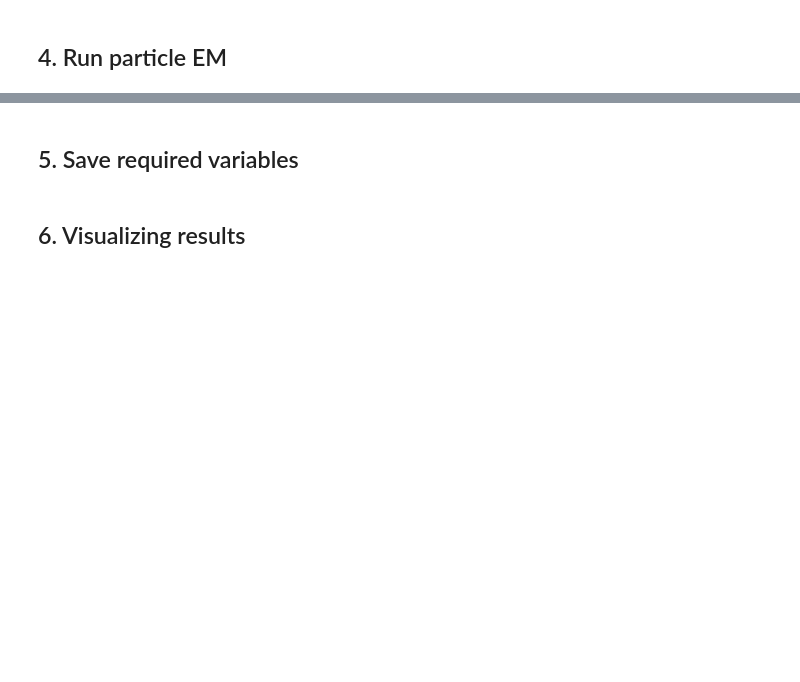
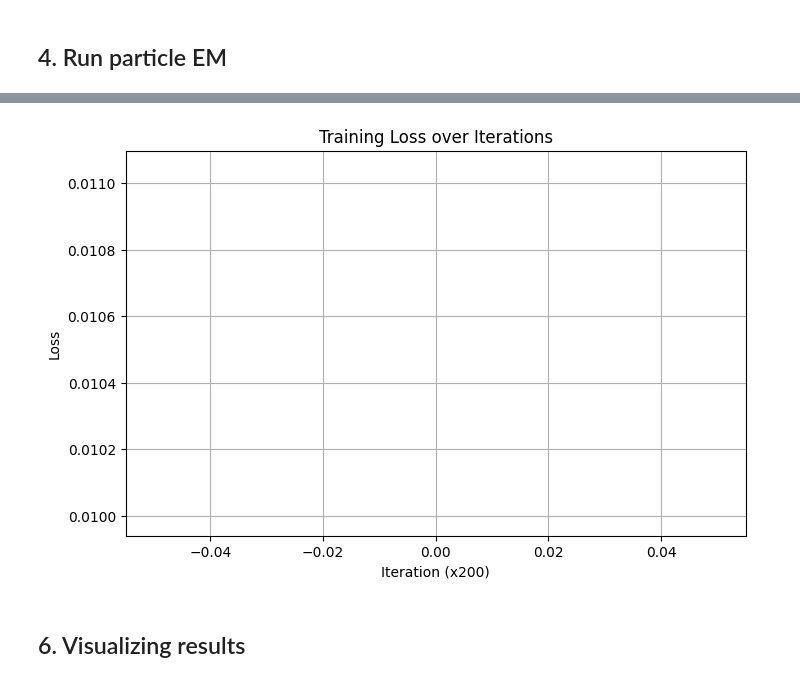
Before and after one commit to cgoldman123/coarse_graining_algorithms, a Jupyter notebook: notebooks/coarse_grain.ipynb, the cells around one changed output, grey strips where cells are left out. Cells and saved outputs as stored; diff of their text form; code cells hidden in the pictures; blank space fills up the shorter version.

```diff
--- a/notebooks/coarse_grain.ipynb
+++ b/notebooks/coarse_grain.ipynb
@@ -126,7 +129,21 @@ else:
 # %%
+G_init    = np.random.randn(18)
+G_init[0], G_init[8], G_init[9], G_init[17] = 0, 0, 0, 0
+U_init = U
+
+J_init    = 0.1*Create_J(Ns, 0, params['Jtype'], params['self_coupling_on'])  # create a fully connected initial J with small initial values
+J_init = J
+
+if Ns <= Ny:
+    V_init = np.linalg.svd(np.random.randn(Ns,Ny), full_matrices=False)[2]
+else:
+    V_init = np.linalg.svd(np.random.randn(Ns,Ny), full_matrices=False)[0]
+V_init = V
+
 # Convert data to torch tensors
 
-device, dtype = "cpu", torch.float64
+device = torch.device("cuda" if torch.cuda.is_available() else "cpu")
+dtype = torch.float64
 
 B = B_train
 
@@ -145,11 +162,17 @@ J_      = torch.tensor(J,device=device,dtype=dtype,requires_grad=False)
 U_      = torch.tensor(U,device=device,dtype=dtype,requires_grad=False)
 V_      = torch.tensor(V,device=device,dtype=dtype,requires_grad=False)
 
+# Test to make sure correct params have no loss
+# G_init = G.copy()
+# U_init = U.copy()
+# J_init = J.copy()
+# V_init = V.copy()
+
+
 G_hat_  = torch.tensor(G_init,device=device,dtype=dtype,requires_grad=True)
 U_hat_  = torch.tensor(U_init,device=device,dtype=dtype,requires_grad=True)
 V_hat_  = torch.tensor(V_init,device=device,dtype=dtype,requires_grad=True)
-J_hat_vec_ = torch.tensor(JMatToVec(J_init),device=device,dtype=dtype,requires_grad=True)
-J_hat_ = JVecToMat_torch(J_hat_vec_,Ns)
+J_hat_vec_ = torch.tensor(JMatToVec_symm_noself(J_init),device=device,dtype=dtype,requires_grad=True)
 # b_hat_ = torch.tensor(b_init,device=device,dtype=dtype,requires_grad=True) if model_type else 0
 # %% [markdown]
 ## 4. Run particle EM
@@ -211,2 +272,0 @@ NameError: name 'r_brain_' is not defined
-# %% [markdown]
-## 5. Save required variables
@@ -261,3 +273,18 @@ f.close()
+# %%
+# Plot the loss over last 30 iterations
+plt.figure(figsize=(8, 5))
+plt.plot(lossVec[-30:])
+plt.xlabel('Iteration (x200)')
+plt.ylabel('Loss')
+plt.title('Training Loss over Iterations')
+plt.grid(True)
+plt.show()
+
+# G_hat_ = G_best
+# J_hat_vec_ = J_best_vec
+# V_hat_ = V_best
+# %% [output]
+[figure, added]
 # %% [markdown]
 ## 6. Visualizing results
 # %%
```
Also changed, not shown: parts of 14 cells of this notebook, 5 other files.
